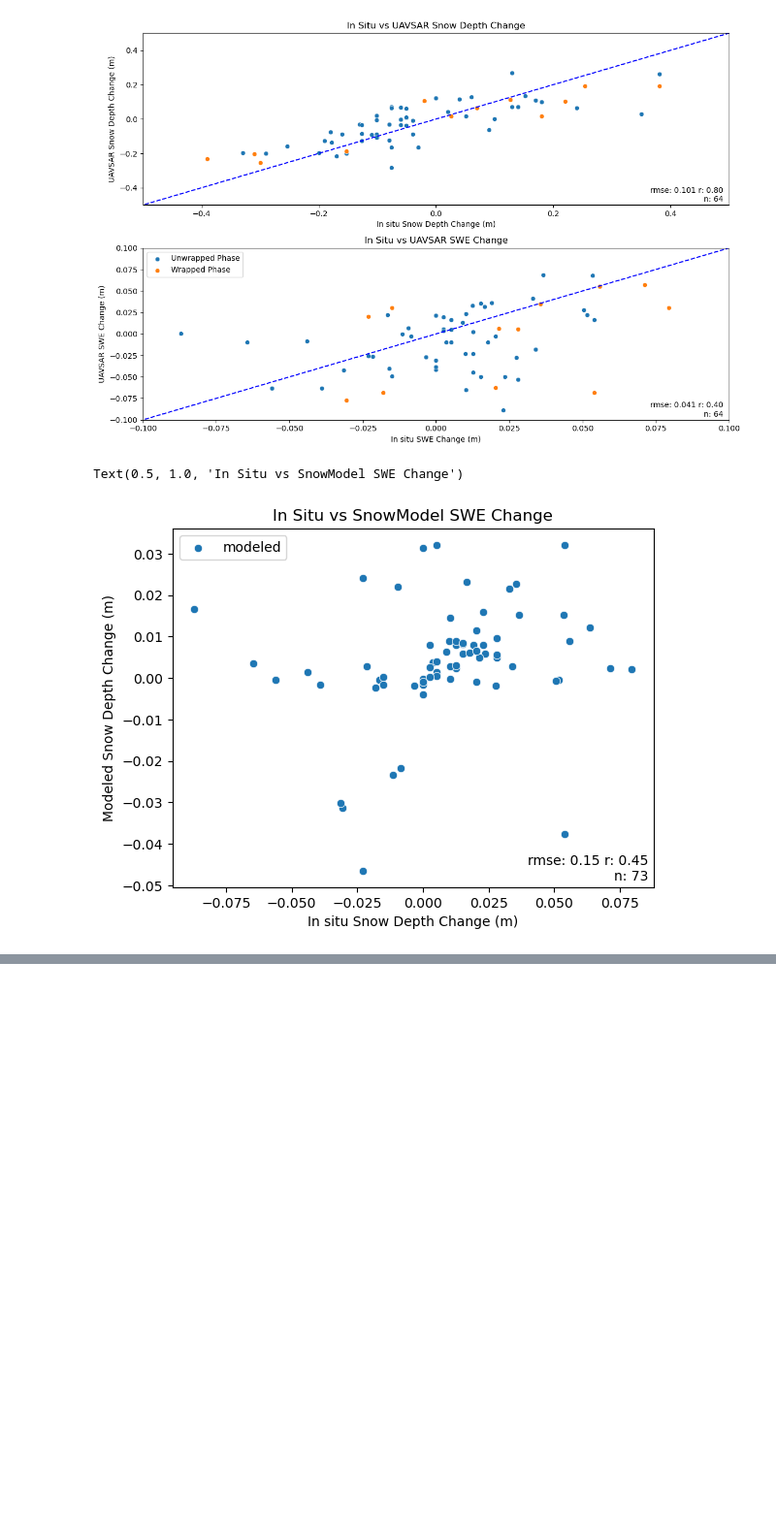
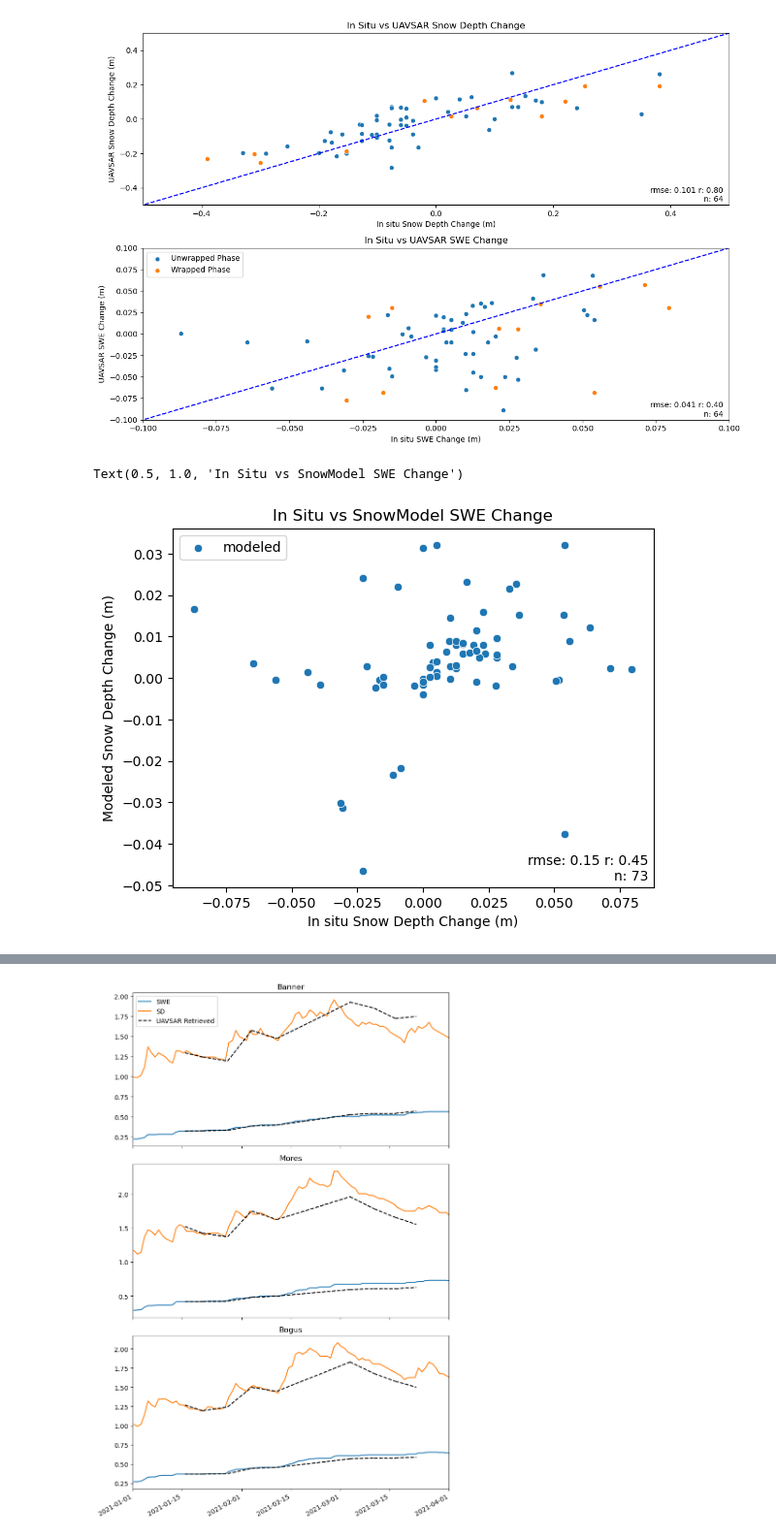
Before and after one commit to ZachHoppinen/uavsar-validation, a Jupyter notebook: src/compare/insitu/insitu_main.ipynb, the cells around one changed output, grey strips where cells are left out. Shown at 97% size. Drawn from its saved outputs; the diff is of its cells as text; code cells hidden in the pictures; blank space fills up the shorter version.

Commit message:
created swe sd time series

```diff
--- a/src/compare/insitu/insitu_main.ipynb
+++ b/src/compare/insitu/insitu_main.ipynb
@@ -131,12 +137,3 @@ ax.set_title('In Situ vs SnowModel SWE Change')
 # %% [output]
 Text(0.5, 1.0, 'In Situ vs SnowModel SWE Change')
 [figure]
-# %%
-fig, ax = plt.subplots()
-# sns.scatterplot(insitu, x = 'dSD', y = '_atm_sd', ax= ax, label = 'Unwrapped')
-sns.scatterplot(insitu, x = 'dSD', y = 'int_atm_sd', ax = ax, label = "Wrapped Phase")
-ax.set_xlabel('In situ Snow Depth Change (m)')
-ax.set_ylabel('UAVSAR Snow Depth Change (m)')
-rmse, r, n = get_stats(insitu['dSD'], insitu['int_atm_sd'])
-ax.text(s = f'rmse: {rmse:.2f} r: {r:.2f}\nn: {n}', x = 0.99, y = 0.01, ha = 'right', va = 'bottom', transform=ax.transAxes)
-ax.set_title('In Situ vs UAVSAR Snow Depth Change')
@@ -197,0 +140,51 @@ KeyError: 'end_datetime'
+# %%
+fig, axes = plt.subplots(3, figsize = (8, 12))
+for snotel_name, ax in zip(['banner', 'mores', 'bogus'], axes):
+    # plot snotel data first
+    snotel_data = snotel[snotel.site_name == snotel_name].droplevel('site')
+    snotel_data['2021-01-01':][['SWE', 'SD']].plot(ax = ax)
+
+    # plot uavsar
+    df = insitu[(insitu.site_name == snotel_name) & (insitu.time1.dt.year == 2021)]
+    df = df.sort_values('time1')
+    for j, (i, r) in enumerate(df.iterrows()):
+        if j == 0:
+            swe_initial = r.t1_SWE
+            sd_initial = r.t1_SD
+
+        # ax.plot([r.time1, r.time2], [swe_initial, swe_initial+ r.dSWE], color = 'C0', linestyle = '-')
+        ax.plot([r.time1, r.time2], [swe_initial, swe_initial+ r.dSWE], color = 'black', linestyle = '--')
+        swe_initial += r.dSWE
+
+        # ax.plot([r.time1, r.time2], [sd_initial, sd_initial+ r.dSD], color = 'C1', linestyle = '-')
+        ax.plot([r.time1, r.time2], [sd_initial, sd_initial+ r.dSD], color = 'black', linestyle = '--')
+        sd_initial += r.dSD
+
+        if r.time2.date() == date(2021, 2, 10):
+            # have to fill in for the period we didn't add to this netcdf
+            old_ds = xr.open_dataset(ncs_dir.joinpath('old','232_2021-02-10_2021-03-03.sd.nc')).sel(x = slice(r.lon - tol, r.lon + tol), y = slice(r.lat + tol, r.lat - tol))
+            d_swe = old_ds['sd_delta_int'].mean() * old_ds.attrs['mean_density'] / 997
+            # ax.plot([pd.to_datetime('2021-02-11'), pd.to_datetime('2021-03-04')], [swe_initial, swe_initial+ d_swe], color = 'C0', linestyle = '-', label = 'UAVSAR SWE')
+            ax.plot([pd.to_datetime('2021-02-11'), pd.to_datetime('2021-03-04')], [swe_initial, swe_initial+ d_swe], color = 'black', linestyle = '--')
+            swe_initial += d_swe
+
+            d_sd = old_ds['sd_delta_int'].mean()
+            # ax.plot([pd.to_datetime('2021-02-11'), pd.to_datetime('2021-03-04')], [sd_initial, sd_initial+ d_sd], color = 'C1', linestyle = '-')
+            ax.plot([pd.to_datetime('2021-02-11'), pd.to_datetime('2021-03-04')], [sd_initial, sd_initial+ d_sd], color = 'black', linestyle = '--', label = 'UAVSAR Retrieved')
+            sd_initial += d_sd
+    ax.set_title(snotel_name.capitalize())
+    ax.legend()
+for ax in axes[1:]:
+    ax.legend().remove()
+
+for ax in axes[:2]:
+    ax.set_xticklabels([])
+
+for ax in axes:
+    ax.set_xlabel('')
+    ax.set_xlim([date(2021, 1, 1), date(2021, 4, 1)])
+
+plt.tight_layout()
+plt.savefig(fig_dir.joinpath('snotel_swe_sd_ts.png'))
+# %% [output]
+[figure, added]
```
Also changed, not shown: parts of 9 cells of this notebook, 1 other file.
